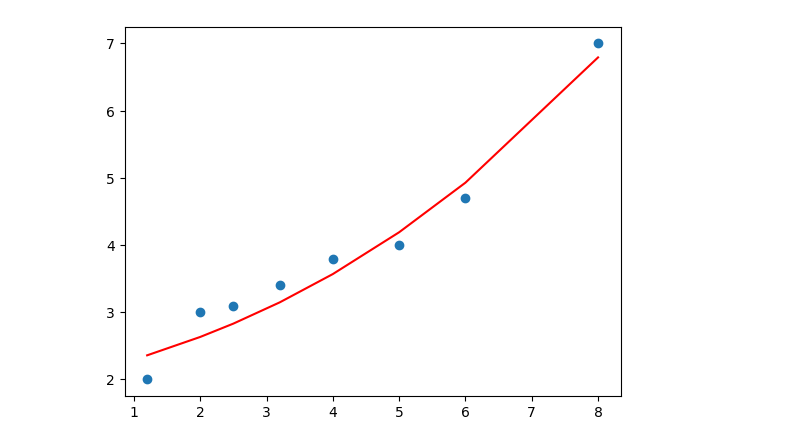
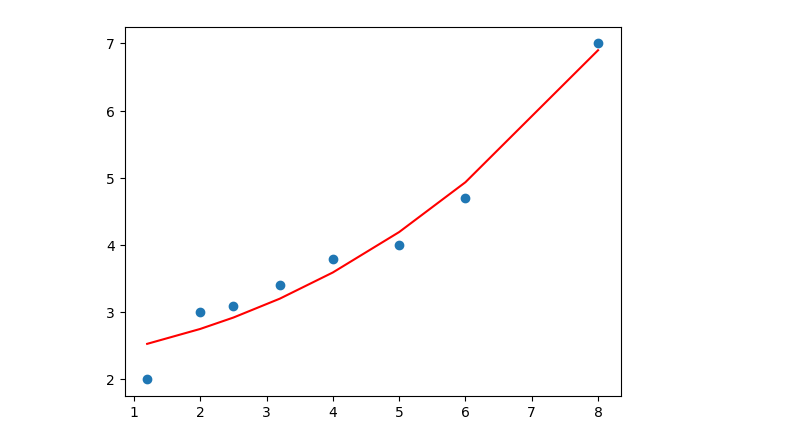
Before and after one commit to Ojitos369/data_scientist_with_python, a Jupyter notebook: FMDSEI_Funciones_Matematicas_Data_Science_Inteligencia_Artificial/16_regresion_lineal.ipynb, the cells around one changed output. Cells and saved outputs as stored; diff of their text form; code cells hidden in the pictures.

```diff
--- a/FMDSEI_Funciones_Matematicas_Data_Science_Inteligencia_Artificial/16_regresion_lineal.ipynb
+++ b/FMDSEI_Funciones_Matematicas_Data_Science_Inteligencia_Artificial/16_regresion_lineal.ipynb
@@ -124,15 +150,15 @@ r:  -3.38 2.8 6.7 -1.07 0.1 -0.21 0.7 6.73
 # %%
 plt.scatter(x, y)
 # 0.69 0.91
 
 # b: 0.76 m: 0.78 error: 0.22 -> len
 # b: 1.09 m: 0.66 error: 1.19
 
 xo = x.copy()
 xo.sort()
-yo = f(xo)
+yo = mf(xo)
 
 plt.plot(xo, yo, color='red')
 plt.show()
 # %% [output]
-[figure, old version]
+[figure, new version]
```
Also changed, not shown: parts of 4 cells of this notebook.
